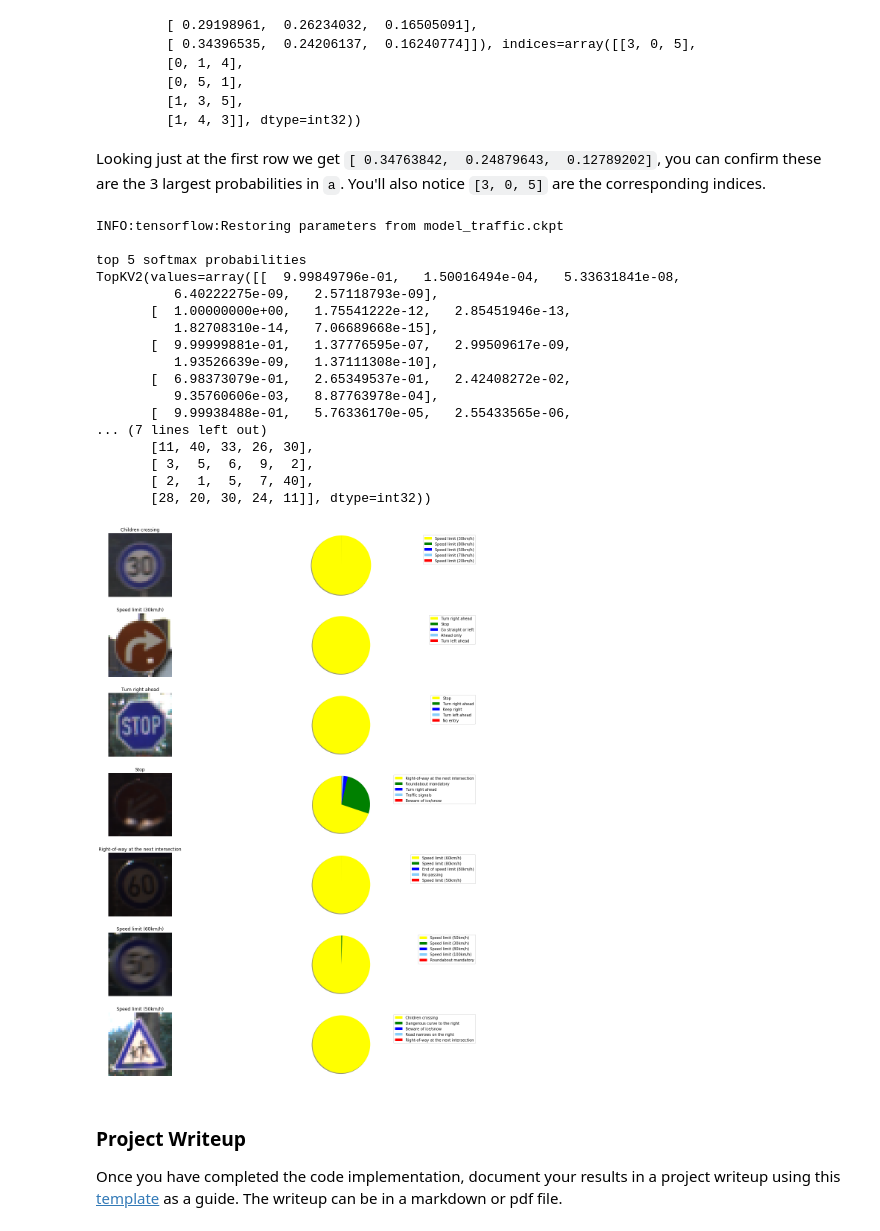
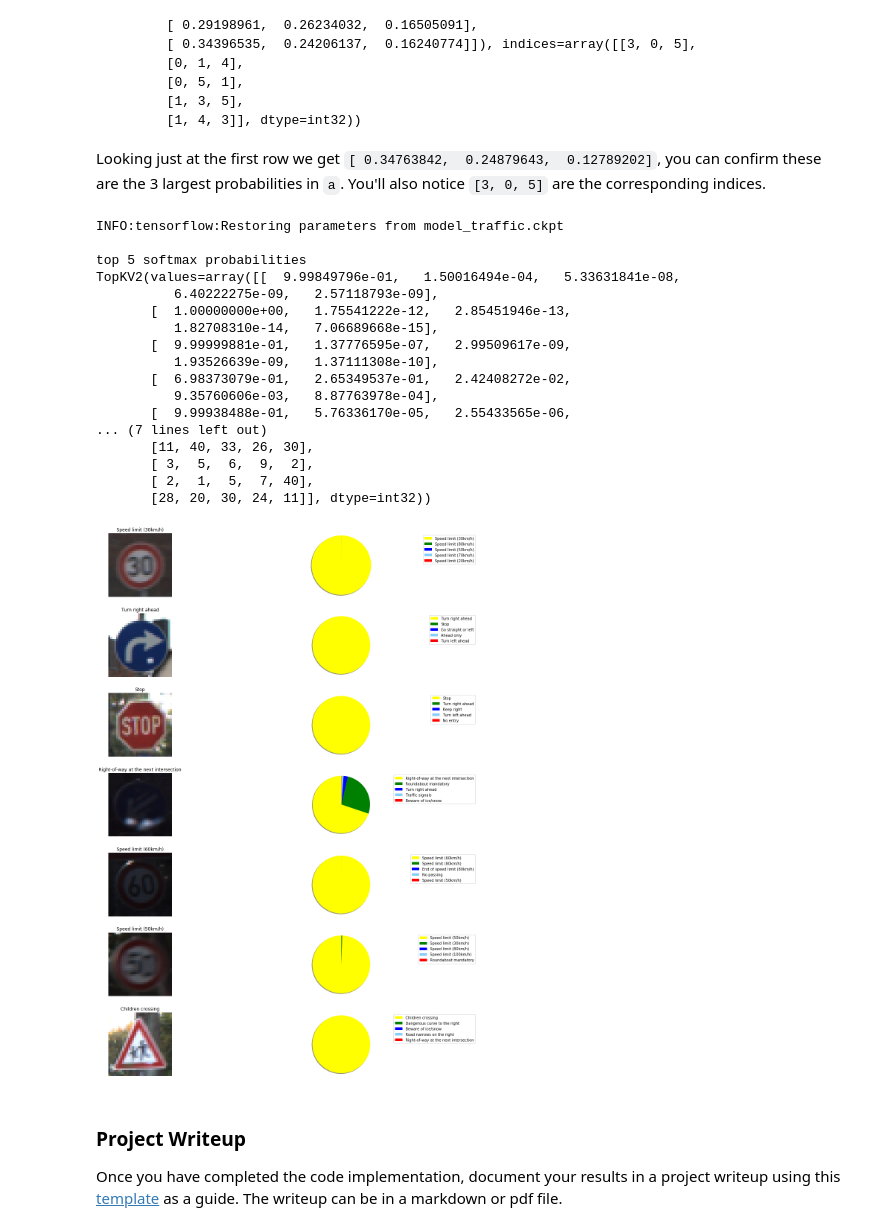
Before and after one commit to AbhishekGurudutt/carnd-Traffic_sign_board_detection, a Jupyter notebook: Traffic_Sign_Classifier.ipynb, the cells around one changed output. Saved outputs shown, nothing was run; the diff lists cells and outputs as text; code cells hidden in the pictures.

```diff
--- a/Traffic_Sign_Classifier.ipynb
+++ b/Traffic_Sign_Classifier.ipynb
@@ -383,18 +383,21 @@ with open('signnames.csv', 'r') as signnames:
 
 
 image_list = []
+image_list_rgb = []
 # fetch and resize test images
 for image in glob.glob('testing_data/*.png'):
     img = cv2.imread(image)
     img = cv2.resize(img, (32,32), interpolation=cv2.INTER_AREA)
+    img_rgb = cv2.cvtColor(img, cv2.COLOR_BGR2RGB)
     image_list.append(img)
+    image_list_rgb.append(img_rgb)
 
 
 # display test images
 print("Testing Images")
 plt.figure(figsize=(18,8))
 i = 1
-for img in image_list:
+for img in image_list_rgb:
     plt.subplot(2,4,i)
     i = i+1
     plt.imshow(img.squeeze())
@@ -428,7 +431,7 @@ with tf.Session() as sess:
 print("Labels along the sign board")
 plt.figure(figsize=(18,8))
 i = 1
-for img in image_list:
+for img in image_list_rgb:
     plt.subplot(2,4,i)
     plt.imshow(img.squeeze())
     plt.title(classes[signs[i-1]])
@@ -492,39 +495,39 @@ print("top 5 softmax probabilities")
 print(top5_prob_signs)
 
 plt.figure(figsize=(18,21))
-image_length = len(image_list)
+image_length = len(image_list_rgb)
 for i in range(image_length):
     plt.subplot(image_length, 2, 2*i+1)
-    plt.imshow(image_list[i])
+    plt.imshow(image_list_rgb[i])
     plt.axis('off')
-    plt.title(classes[signs[i-1]])
+    plt.title(classes[signs[i]])
     plt.subplot(image_length, 2, 2*i+2)
     prob = top5_prob_signs.values[i, :]
     labels = [classes[val] for val in top5_prob_signs.indices[i, :]]
     colors = ['yellow', 'green', 'blue', 'lightskyblue', 'red']
     patches, texts = plt.pie(prob, colors=colors, shadow=True, startangle=90)
     plt.legend(patches, labels, loc="best")
     plt.axis('equal')
     plt.tight_layout()
 # %% [output]
 INFO:tensorflow:Restoring parameters from model_traffic.ckpt
 
 top 5 softmax probabilities
 TopKV2(values=array([[  9.99849796e-01,   1.50016494e-04,   5.33631841e-08,
           6.40222275e-09,   2.57118793e-09],
        [  1.00000000e+00,   1.75541222e-12,   2.85451946e-13,
           1.82708310e-14,   7.06689668e-15],
        [  9.99999881e-01,   1.37776595e-07,   2.99509617e-09,
           1.93526639e-09,   1.37111308e-10],
        [  6.98373079e-01,   2.65349537e-01,   2.42408272e-02,
           9.35760606e-03,   8.87763978e-04],
        [  9.99938488e-01,   5.76336170e-05,   2.55433565e-06,
 ... (7 lines left out)
        [11, 40, 33, 26, 30],
        [ 3,  5,  6,  9,  2],
        [ 2,  1,  5,  7, 40],
        [28, 20, 30, 24, 11]], dtype=int32))
-[figure, old version]
+[figure, new version]
 # %% [markdown]
 ### Project Writeup
 
```
Also changed, not shown: parts of 2 cells of this notebook.
